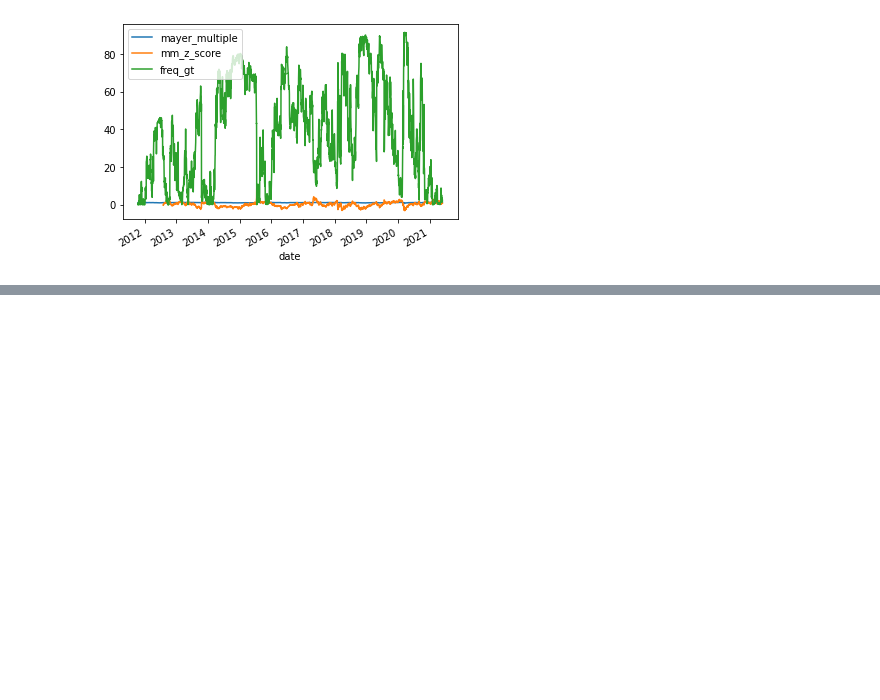
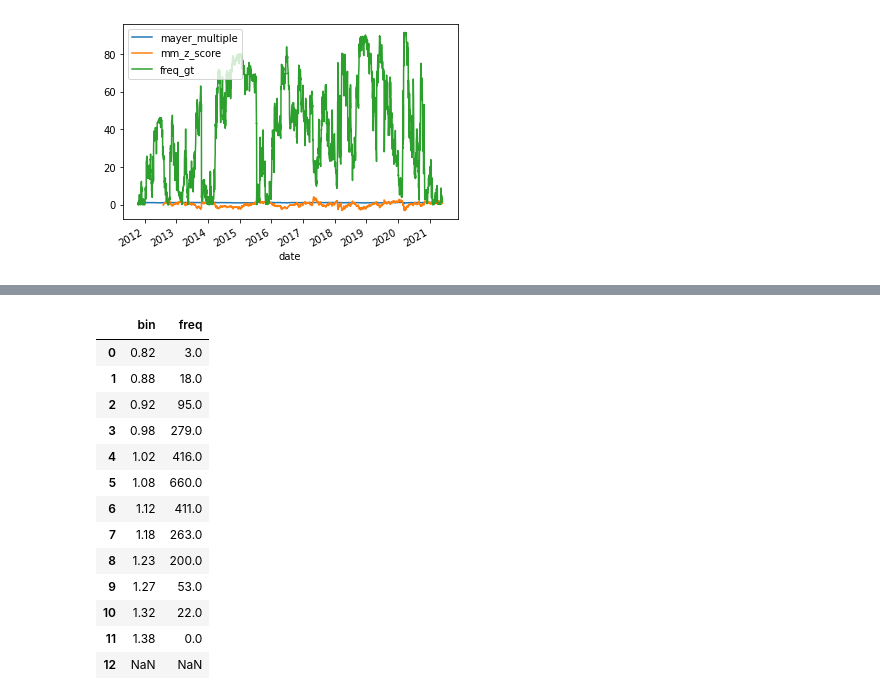
Before and after one commit to Olshansk/market_navigator, a Jupyter notebook: analysis/Mayer Multiple.ipynb, the cells around one changed output, grey strips where cells are left out. Cells and saved outputs as stored; diff of their text form; code cells hidden in the pictures; blank space fills up the shorter version.

```diff
--- a/analysis/Mayer Multiple.ipynb
+++ b/analysis/Mayer Multiple.ipynb
@@ -161,0 +260,17 @@ data
+# %%
+data_bar.shift(-1)
+# %% [output]
+|  | bin | freq |
+| 0 | 0.82 | 3.0 |
+| 1 | 0.88 | 18.0 |
+| 2 | 0.92 | 95.0 |
+| 3 | 0.98 | 279.0 |
+| 4 | 1.02 | 416.0 |
+| 5 | 1.08 | 660.0 |
+| 6 | 1.12 | 411.0 |
+| 7 | 1.18 | 263.0 |
+| 8 | 1.23 | 200.0 |
+| 9 | 1.27 | 53.0 |
+| 10 | 1.32 | 22.0 |
+| 11 | 1.38 | 0.0 |
+| 12 | NaN | NaN |
```
Also changed, not shown: parts of 24 cells of this notebook, 37 other files.
